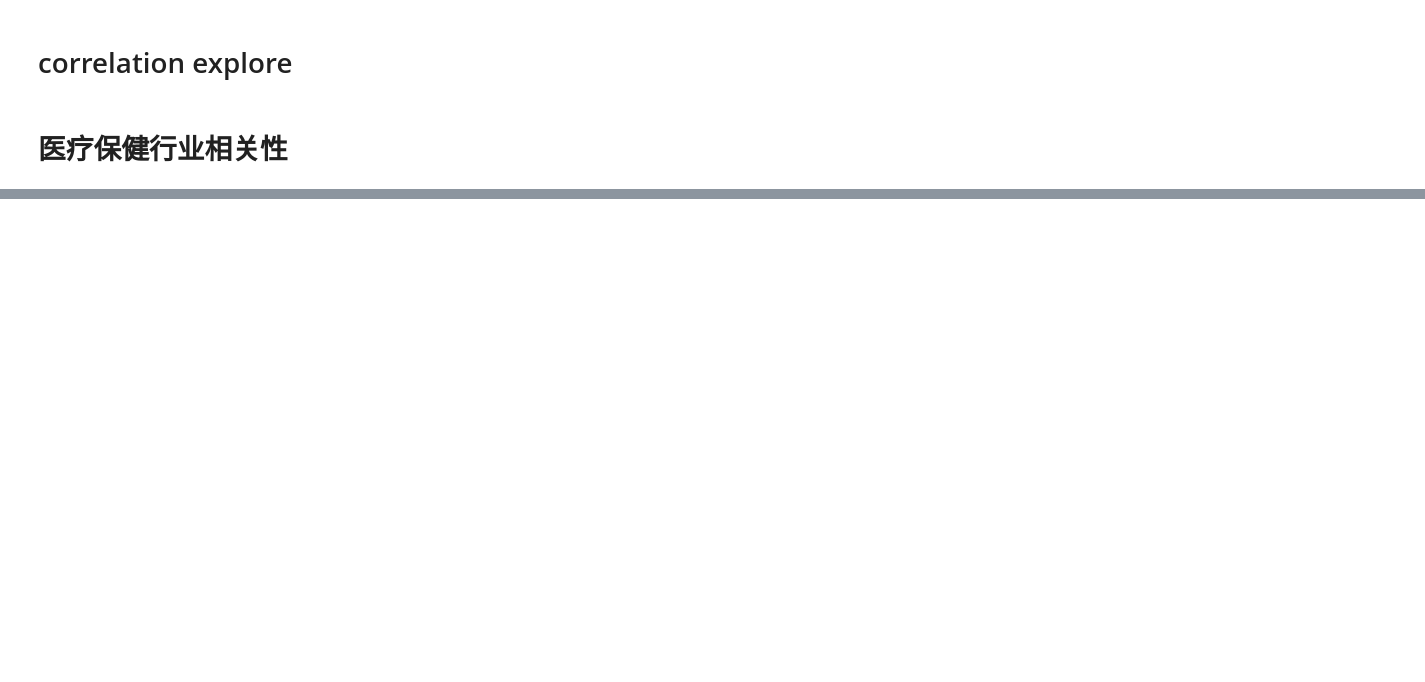
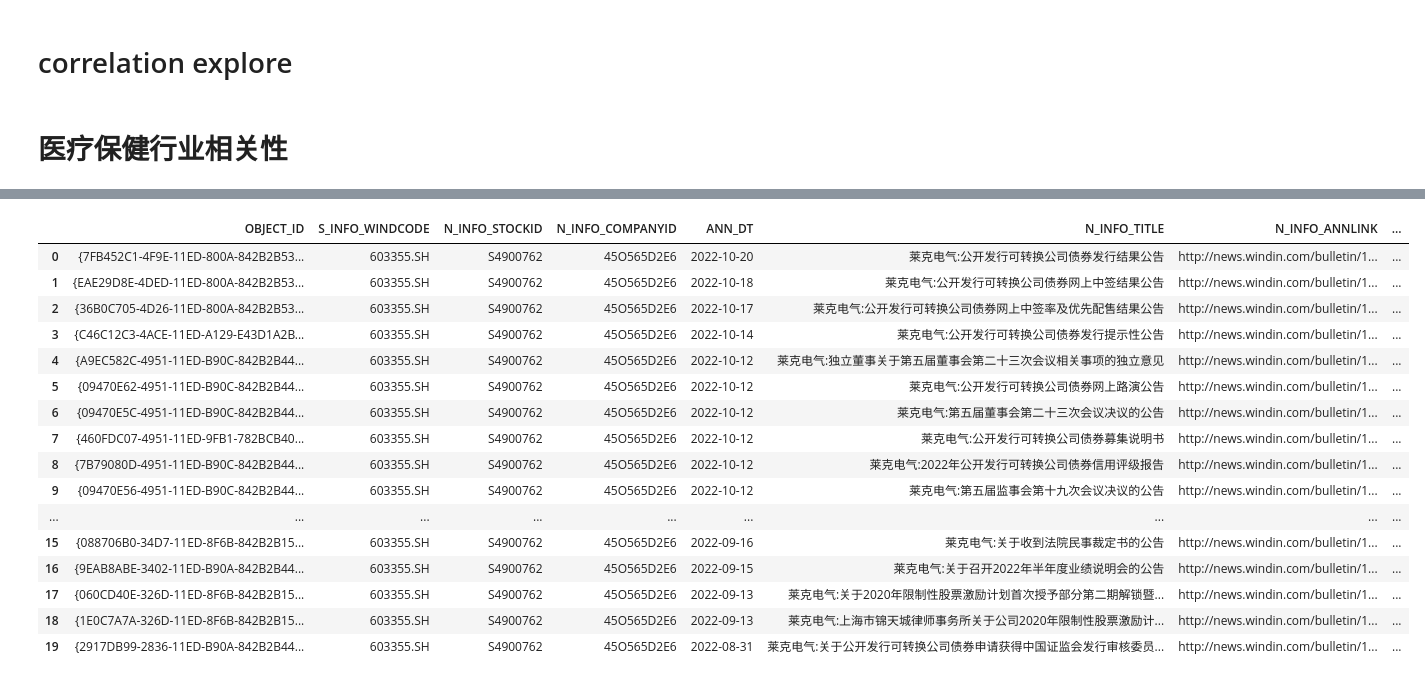
Before and after one commit to PXY11/trading-optimize, a Jupyter notebook: tmp.ipynb, the cells around one changed output, grey strips where cells are left out. Cells and saved outputs as stored; diff of their text form; code cells hidden in the pictures; blank space fills up the shorter version.

```diff
--- a/tmp.ipynb
+++ b/tmp.ipynb
@@ -269,0 +362,15 @@ len(corr_mat_norm_list)
+# %%
+from cmschina_tianyan.session import CmsSession
+import pandas as pd
+dataset = CmsSession.init(appId="cb632213cf764a019b32f8cc9d2040b7", appSecret="b23700b9fbf0090709c7b72ac0fdcb390cd19cc663bcf1c7a07c12b8c32bf377")
+
+sql = f'''
+SELECT * FROM wind_admin.ASHAREANNINF
+where S_INFO_WINDCODE='603355.SH'
+order by ANN_DT desc
+limit 20
+'''
+
+df_news = dataset.get_data(sql)
+df_news
+# %% [output]
@@ -269,0 +379,17 @@ len(corr_mat_norm_list)
+|  | OBJECT_ID | S_INFO_WINDCODE | N_INFO_STOCKID | N_INFO_COMPANYID | ANN_DT | N_INFO_TITLE | N_INFO_ANNLINK | ... |
+| 0 | {7FB452C1-4F9E-11ED-800A-842B2B53... | 603355.SH | S4900762 | 45O565D2E6 | 2022-10-20 | 莱克电气:公开发行可转换公司债券发行结果公告 | http://news.windin.com/bulletin/1... | ... |
+| 1 | {EAE29D8E-4DED-11ED-800A-842B2B53... | 603355.SH | S4900762 | 45O565D2E6 | 2022-10-18 | 莱克电气:公开发行可转换公司债券网上中签结果公告 | http://news.windin.com/bulletin/1... | ... |
+| 2 | {36B0C705-4D26-11ED-800A-842B2B53... | 603355.SH | S4900762 | 45O565D2E6 | 2022-10-17 | 莱克电气:公开发行可转换公司债券网上中签率及优先配售结果公告 | http://news.windin.com/bulletin/1... | ... |
+| 3 | {C46C12C3-4ACE-11ED-A129-E43D1A2B... | 603355.SH | S4900762 | 45O565D2E6 | 2022-10-14 | 莱克电气:公开发行可转换公司债券发行提示性公告 | http://news.windin.com/bulletin/1... | ... |
+| 4 | {A9EC582C-4951-11ED-B90C-842B2B44... | 603355.SH | S4900762 | 45O565D2E6 | 2022-10-12 | 莱克电气:独立董事关于第五届董事会第二十三次会议相关事项的独立意见 | http://news.windin.com/bulletin/1... | ... |
+| 5 | {09470E62-4951-11ED-B90C-842B2B44... | 603355.SH | S4900762 | 45O565D2E6 | 2022-10-12 | 莱克电气:公开发行可转换公司债券网上路演公告 | http://news.windin.com/bulletin/1... | ... |
+| 6 | {09470E5C-4951-11ED-B90C-842B2B44... | 603355.SH | S4900762 | 45O565D2E6 | 2022-10-12 | 莱克电气:第五届董事会第二十三次会议决议的公告 | http://news.windin.com/bulletin/1... | ... |
+| 7 | {460FDC07-4951-11ED-9FB1-782BCB40... | 603355.SH | S4900762 | 45O565D2E6 | 2022-10-12 | 莱克电气:公开发行可转换公司债券募集说明书 | http://news.windin.com/bulletin/1... | ... |
+| 8 | {7B79080D-4951-11ED-B90C-842B2B44... | 603355.SH | S4900762 | 45O565D2E6 | 2022-10-12 | 莱克电气:2022年公开发行可转换公司债券信用评级报告 | http://news.windin.com/bulletin/1... | ... |
+| 9 | {09470E56-4951-11ED-B90C-842B2B44... | 603355.SH | S4900762 | 45O565D2E6 | 2022-10-12 | 莱克电气:第五届监事会第十九次会议决议的公告 | http://news.windin.com/bulletin/1... | ... |
+| ... | ... | ... | ... | ... | ... | ... | ... | ... |
+| 15 | {088706B0-34D7-11ED-8F6B-842B2B15... | 603355.SH | S4900762 | 45O565D2E6 | 2022-09-16 | 莱克电气:关于收到法院民事裁定书的公告 | http://news.windin.com/bulletin/1... | ... |
+| 16 | {9EAB8ABE-3402-11ED-B90A-842B2B44... | 603355.SH | S4900762 | 45O565D2E6 | 2022-09-15 | 莱克电气:关于召开2022年半年度业绩说明会的公告 | http://news.windin.com/bulletin/1... | ... |
+| 17 | {060CD40E-326D-11ED-8F6B-842B2B15... | 603355.SH | S4900762 | 45O565D2E6 | 2022-09-13 | 莱克电气:关于2020年限制性股票激励计划首次授予部分第二期解锁暨... | http://news.windin.com/bulletin/1... | ... |
+| 18 | {1E0C7A7A-326D-11ED-8F6B-842B2B15... | 603355.SH | S4900762 | 45O565D2E6 | 2022-09-13 | 莱克电气:上海市锦天城律师事务所关于公司2020年限制性股票激励计... | http://news.windin.com/bulletin/1... | ... |
+| 19 | {2917DB99-2836-11ED-B90A-842B2B44... | 603355.SH | S4900762 | 45O565D2E6 | 2022-08-31 | 莱克电气:关于公开发行可转换公司债券申请获得中国证监会发行审核委员... | http://news.windin.com/bulletin/1... | ... |
```
Also changed, not shown: parts of 17 cells of this notebook, 3 other files.
